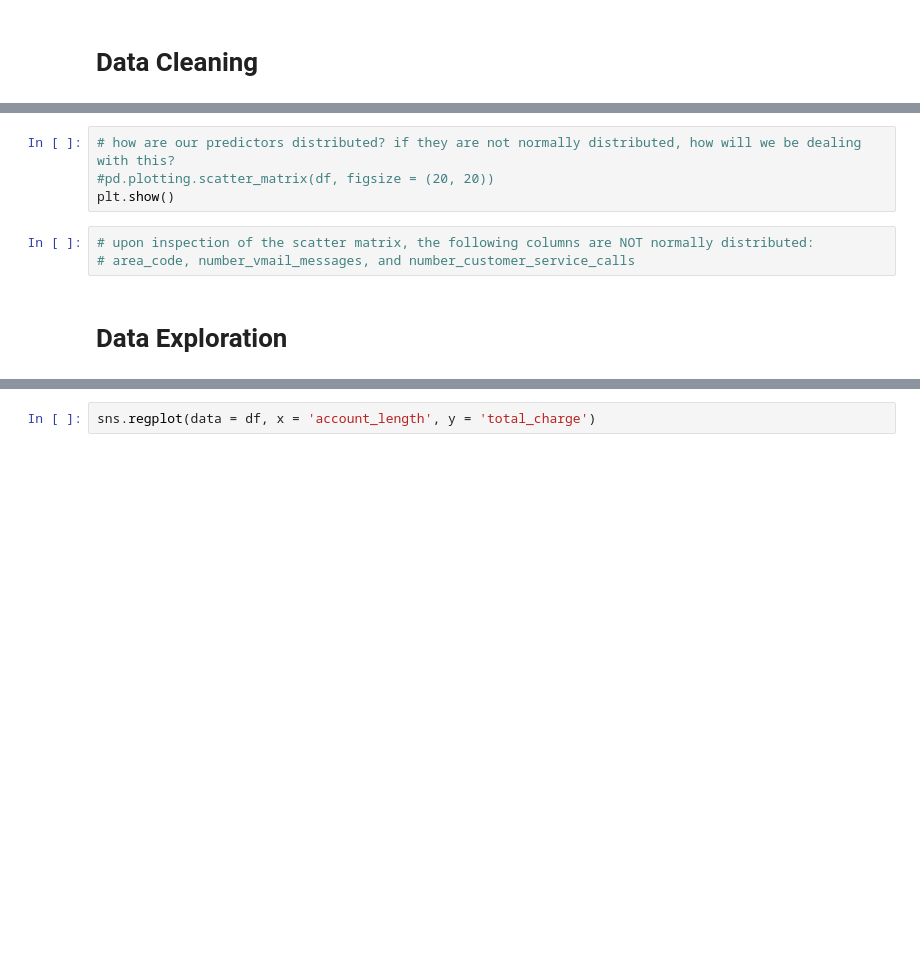
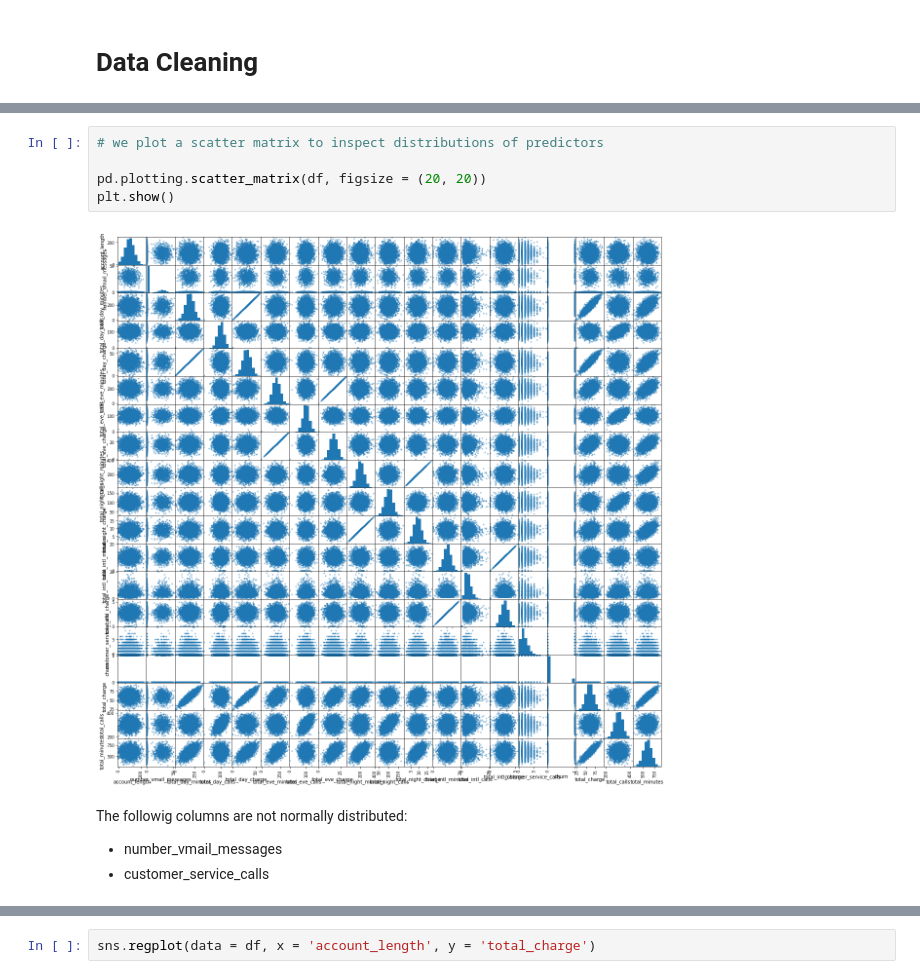
Before and after one commit to RMcAr/dsc-phase-3-project, a Jupyter notebook: Introduction and EDA.ipynb, the cells around one changed output, grey strips where cells are left out. Drawn from its saved outputs; the diff is of its cells as text; blank space fills up the shorter version.

```diff
--- a/Introduction and EDA.ipynb
+++ b/Introduction and EDA.ipynb
@@ -206,9 +222,11 @@ Index([], dtype='object')
 # %%
-# how are our predictors distributed? if they are not normally distributed, how will we be dealing with this?
-#pd.plotting.scatter_matrix(df, figsize = (20, 20))
+# we plot a scatter matrix to inspect distributions of predictors
+
+pd.plotting.scatter_matrix(df, figsize = (20, 20))
 plt.show()
+# %% [output]
+[figure, added]
-# %%
-# upon inspection of the scatter matrix, the following columns are NOT normally distributed:
-# area_code, number_vmail_messages, and number_customer_service_calls
-# %% [markdown]
-# Data Exploration
+# %% [markdown]
+The followig columns are not normally distributed:
+* number_vmail_messages
+* customer_service_calls
```
Also changed, not shown: parts of 67 cells of this notebook, 4 other files.
